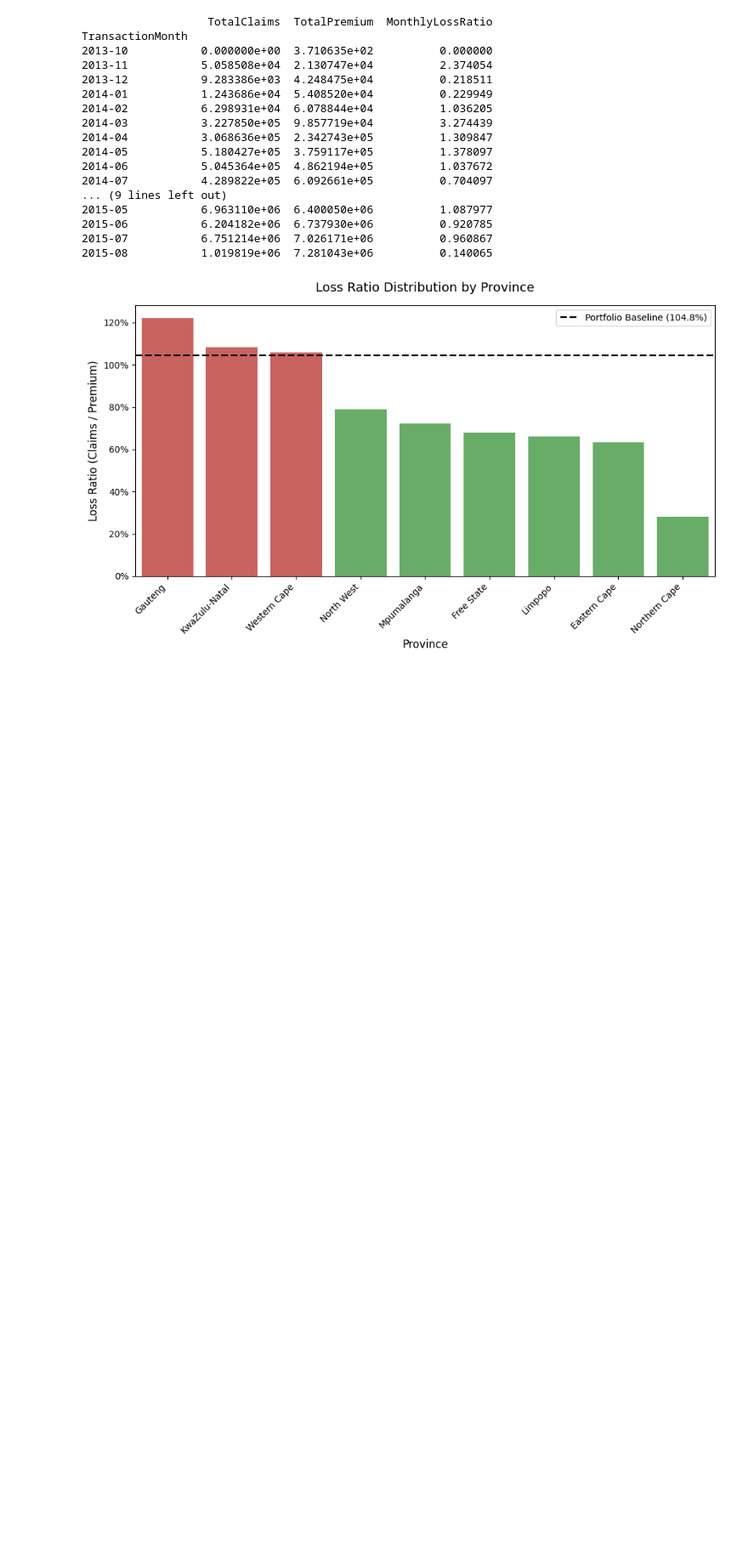
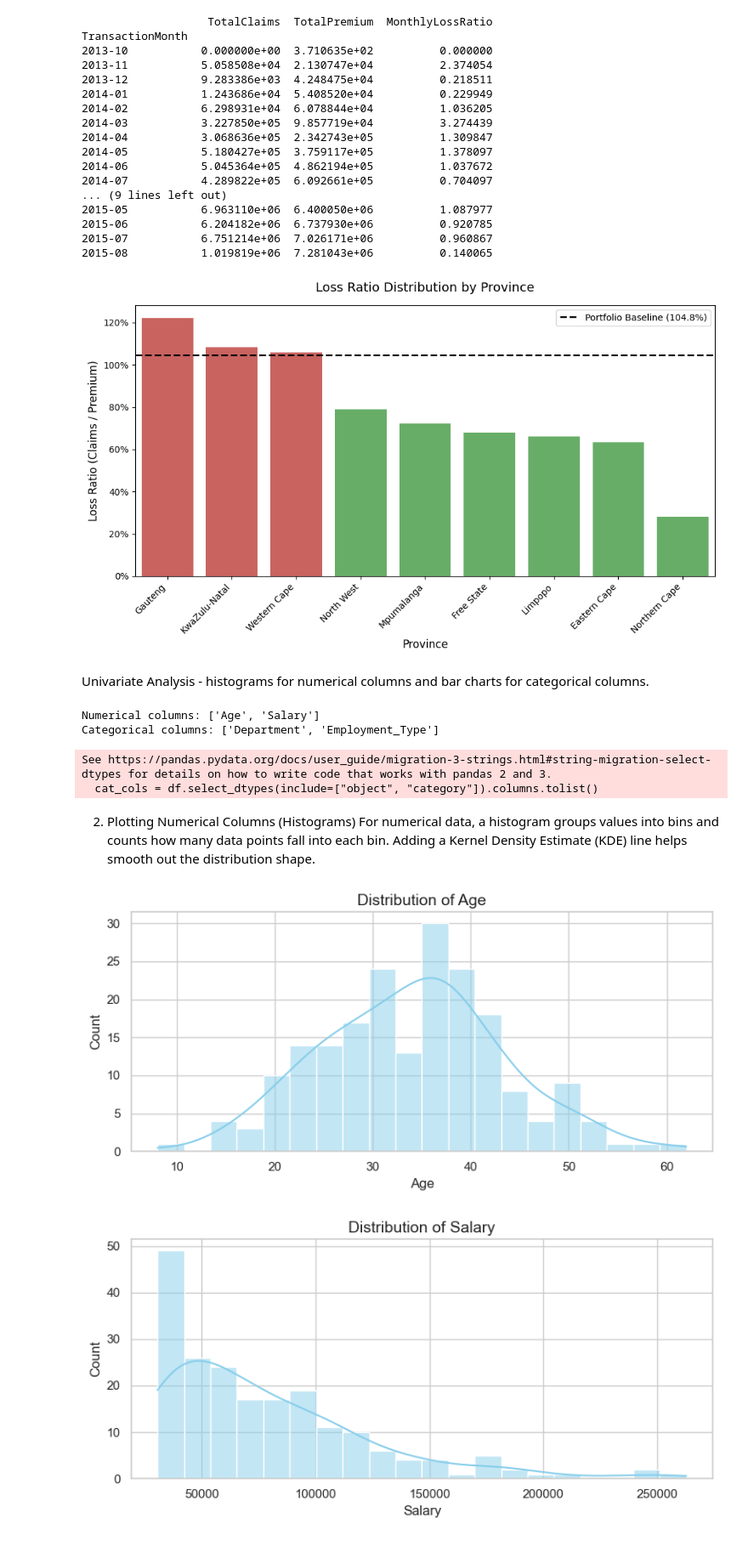
Before and after one commit to Almazt96/week-3-AlphaCare-Insurance-Soln, a Jupyter notebook: notebooks/01_eda.ipynb, the cells around one changed output. Shown at 85% size. Cells and saved outputs as stored; diff of their text form; code cells hidden in the pictures; blank space fills up the shorter version.

```diff
--- a/notebooks/01_eda.ipynb
+++ b/notebooks/01_eda.ipynb
@@ -251,3 +298,57 @@ summary_df = plot_loss_ratio_by_dimension(df, 'Province')
 # The Visual Cue: The bars dynamically change color. Any province with a loss ratio higher than the total portfolio baseline turns red, while safer corridors stay green.
 # %% [output]
 [figure]
+# %% [markdown]
+Univariate Analysis - histograms for numerical columns and bar charts for categorical columns.
+# %%
+import matplotlib.pyplot as plt
+import numpy as np
+import pandas as pd
+import seaborn as sns
+
+# 1. Create a dummy dataset for demonstration
+np.random.seed(42)
+data = {
+    "Age": np.random.normal(loc=35, scale=10, size=200).astype(int),
+    "Salary": np.random.exponential(scale=50000, size=200) + 30000,
+    "Department": np.random.choice(
+        ["IT", "PMO", "Finance", "HR"], size=200, p=[0.4, 0.3, 0.2, 0.1]
+    ),
+    "Employment_Type": np.random.choice(
+        ["Full-Time", "Contract"], size=200, p=[0.8, 0.2]
+    ),
+}
+df = pd.DataFrame(data)
+
+# 2. Automatically identify numerical and categorical columns
+num_cols = df.select_dtypes(include=[np.number]).columns.tolist()
+cat_cols = df.select_dtypes(include=["object", "category"]).columns.tolist()
+
+print(f"Numerical columns: {num_cols}")
+print(f"Categorical columns: {cat_cols}")
+# %% [output]
+Numerical columns: ['Age', 'Salary']
+Categorical columns: ['Department', 'Employment_Type']
+See https://pandas.pydata.org/docs/user_guide/migration-3-strings.html#string-migration-select-dtypes for details on how to write code that works with pandas 2 and 3.
+  cat_cols = df.select_dtypes(include=["object", "category"]).columns.tolist()
+# %% [markdown]
+2. Plotting Numerical Columns (Histograms)
+For numerical data, a histogram groups values into bins and counts how many data points fall into each bin. Adding a Kernel Density Estimate (KDE) line helps smooth out the distribution shape.
+# %%
+# Set the plotting style
+sns.set_theme(style="whitegrid")
+
+# Plot Histograms
+for col in num_cols:
+    plt.figure(figsize=(8, 4))
+    # kde=True adds the smooth density curve over the bins
+    sns.histplot(data=df, x=col, kde=True, bins=20, color="skyblue")
+
+    plt.title(f"Distribution of {col}", fontsize=14)
+    plt.xlabel(col, fontsize=12)
+    plt.ylabel("Count", fontsize=12)
+    plt.tight_layout()
+    plt.show()
+# %% [output]
+[figure, added]
+[figure, added]
```
Also changed, not shown: parts of 8 cells of this notebook, 8 other files.
